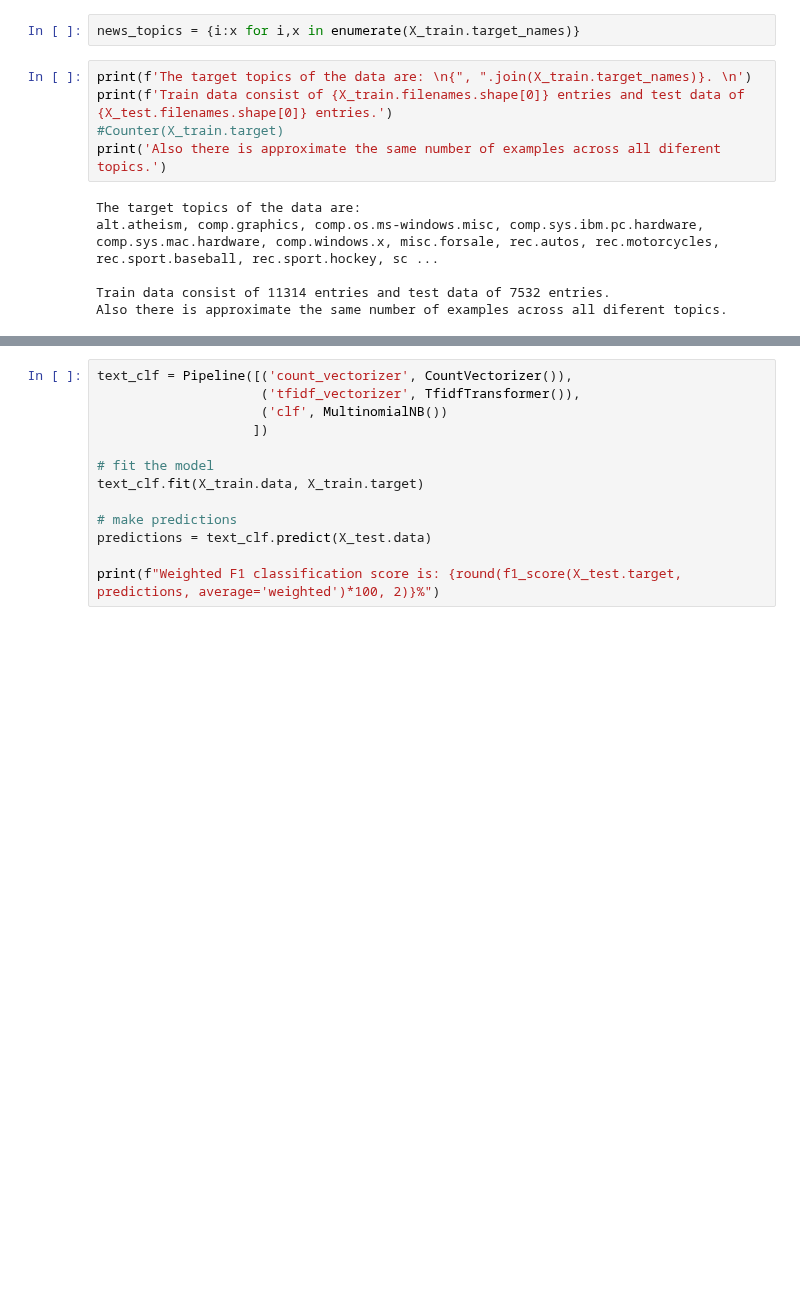
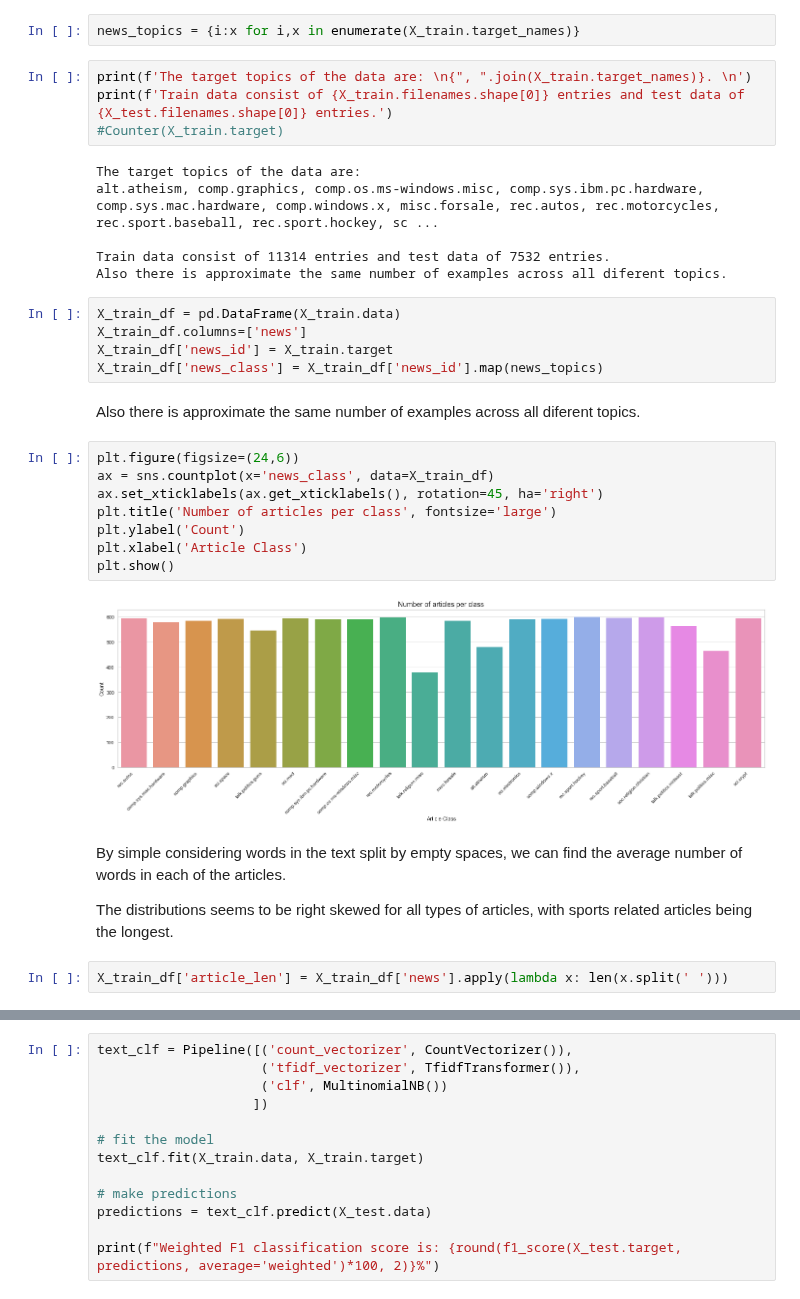
Before and after one commit to foukonana/MSc_MachineLearning_Asgmts, a Jupyter notebook: Assignments/Asgmt5_BayesianLearning/asgmt5_afoudouli.ipynb, the cells around one changed output, grey strips where cells are left out. Cells and saved outputs as stored; diff of their text form; blank space fills up the shorter version.

Commit message:
added more text processing plus exploratory analysis

```diff
--- a/Assignments/Asgmt5_BayesianLearning/asgmt5_afoudouli.ipynb
+++ b/Assignments/Asgmt5_BayesianLearning/asgmt5_afoudouli.ipynb
@@ -30,10 +29,32 @@ news_topics = {i:x for i,x in enumerate(X_train.target_names)}
 print(f'The target topics of the data are: \n{", ".join(X_train.target_names)}. \n')
 print(f'Train data consist of {X_train.filenames.shape[0]} entries and test data of {X_test.filenames.shape[0]} entries.')
 #Counter(X_train.target)
-print('Also there is approximate the same number of examples across all diferent topics.')
 # %% [output]
 The target topics of the data are:
 alt.atheism, comp.graphics, comp.os.ms-windows.misc, comp.sys.ibm.pc.hardware, comp.sys.mac.hardware, comp.windows.x, misc.forsale, rec.autos, rec.motorcycles, rec.sport.baseball, rec.sport.hockey, sc ...
 
 Train data consist of 11314 entries and test data of 7532 entries.
 Also there is approximate the same number of examples across all diferent topics.
+# %%
+X_train_df = pd.DataFrame(X_train.data)
+X_train_df.columns=['news']
+X_train_df['news_id'] = X_train.target
+X_train_df['news_class'] = X_train_df['news_id'].map(news_topics)
+# %% [markdown]
+Also there is approximate the same number of examples across all diferent topics.
+# %%
+plt.figure(figsize=(24,6))
+ax = sns.countplot(x='news_class', data=X_train_df)
+ax.set_xticklabels(ax.get_xticklabels(), rotation=45, ha='right')
+plt.title('Number of articles per class', fontsize='large')
+plt.ylabel('Count')
+plt.xlabel('Article Class')
+plt.show()
+# %% [output]
+[figure, added]
+# %% [markdown]
+By simple considering words in the text split by empty spaces, we can find the average number of words in each of the articles.
+
+The distributions seems to be right skewed for all types of articles, with sports related articles being the longest.
+# %%
+X_train_df['article_len'] = X_train_df['news'].apply(lambda x: len(x.split(' ')))
```
Also changed, not shown: parts of 10 cells of this notebook.
